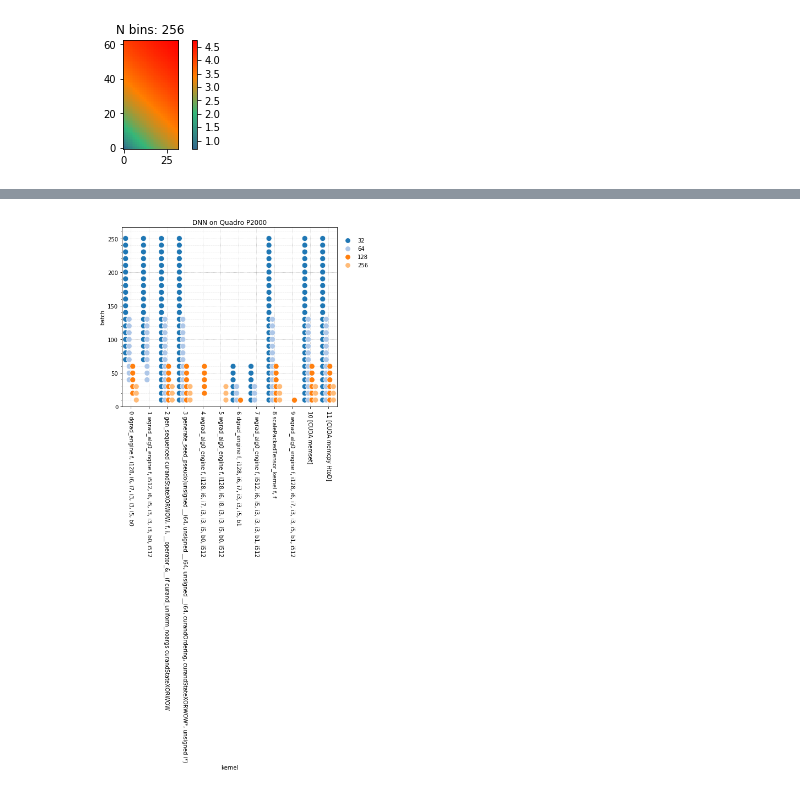
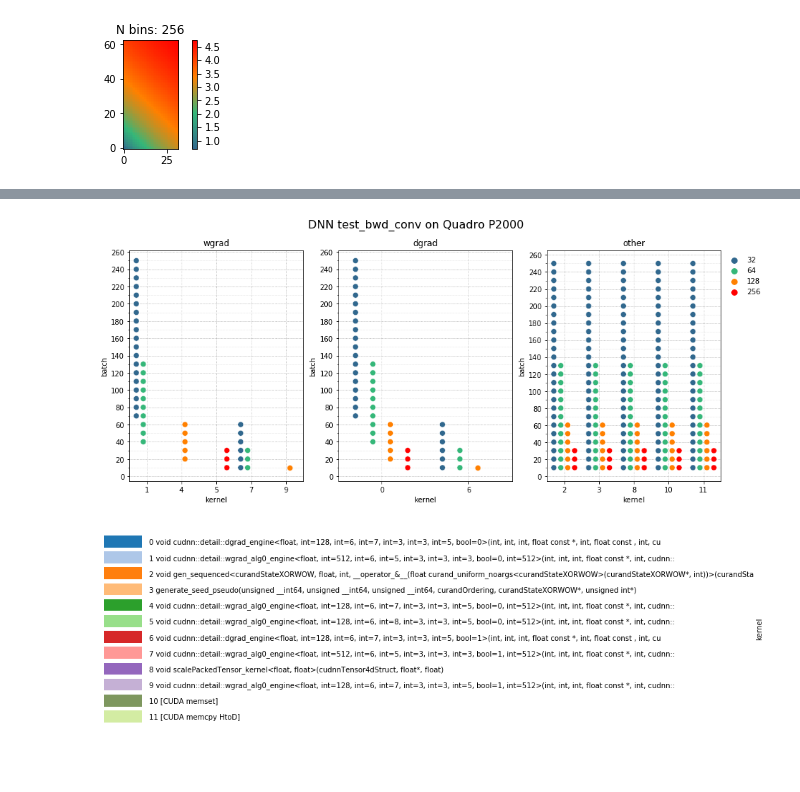
Before and after one commit to shidong-ai/DNNMark, a Jupyter notebook: 20180619_dnn_bwd_conv_series.ipynb, the cells around one changed output, grey strips where cells are left out. Cells and saved outputs as stored; diff of their text form; code cells hidden in the pictures; blank space fills up the shorter version.

```diff
--- a/20180619_dnn_bwd_conv_series.ipynb
+++ b/20180619_dnn_bwd_conv_series.ipynb
@@ -490,22 +499,63 @@ plt.rc('axes', prop_cycle=(cycler('color', colors)))
+# %%
+# CAUTION! Takes very long time to plot
+
+def plotKernelsDistr(df,ax=None,colors=None,title=None):
+    if ax is None:
+        fig,ax = plt.subplots(figsize=(7,6))
+    if colors is None:
+        cp = sns.color_palette(df["colors"].unique())
+    else:
+        cp = sns.color_palette(colors)
+    g = sns.swarmplot(x="order",y="batch",hue="conv",palette=cp,edgecolor="white",linewidth=.5,
+                  data=df,dodge=True,s=8,ax=ax)
+    majorLocator = MultipleLocator(20)
+    minorLocator = MultipleLocator(10)
+    ax.yaxis.set_major_locator(majorLocator)
+    ax.yaxis.set_minor_locator(minorLocator)
+    ax.grid(ls=":",alpha=.9)
+    ax.grid(which='minor', linestyle=':', linewidth=.5, alpha=.7)
+    ax.legend().set_visible(False)
+    #ax.legend(bbox_to_anchor=(-0.1, -0.1), loc='upper left',edgecolor="white")
+    ax.set_xlabel("kernel")
+    if title is not None:
+        ax.set_title(title)
+
+
+pattern = r"wgrad"
+match = nvprof_col["Name"].str.contains(pattern)
+d1 = nvprof_col[match]
+d3 = nvprof_col[~match]
+
+pattern = r"dgrad"
+match = nvprof_col["Name"].str.contains(pattern)
+d2 = d3[match]
+d3 = d3[~match]
+
+fig,axs = plt.subplots(1,3,figsize=(15,6))
+plotKernelsDistr(d1,ax=axs[0],colors=colors,title="wgrad")
+plotKernelsDistr(d2,ax=axs[1],colors=colors,title="dgrad")
+plotKernelsDistr(d3,ax=axs[2],colors=colors,title="other")
+axs[2].legend(bbox_to_anchor=(1, 1), loc='upper left',edgecolor="white")
+title = "DNN test_bwd_conv on Quadro P2000"
+plt.suptitle(title,fontsize=16)
+plt.show()
+
+plotKernelsLegend(kernels)
+# %% [output]
+[figure, added]
+[figure, added]
 # %%
-# CAUTION! Takes very long time to plot
-
-def plotKernelsDistr(df,title):
-    fig,ax = plt.subplots(figsize=(7,6))
-    cp = sns.color_palette(df["colors"].unique())
-    sns.swarmplot(x="kernel",y="batch",hue="conv",palette=cp,edgecolor="white",linewidth=.7, data=df, dodge=True,s=10,ax=ax)
+def plotKernelsDistr_BSxK(df,ax=None,colors=None):
+    if ax is None:
+        fig,ax = plt.subplots(figsize=(7,6))
+    if colors is None:
+        cp = sns.color_palette(df["colors"].unique())
+    else:
+        cp = sns.color_palette(colors)
+    sns.swarmplot(x="conv",y="batch",hue="kernel",palette=cp,edgecolor="white",linewidth=.7, data=df, dodge=True,s=10,ax=ax)
     minorLocator = MultipleLocator(10)
     ax.yaxis.set_minor_locator(minorLocator)
     ax.grid(ls=":",alpha=.9)
     ax.grid(which='minor', linestyle=':', linewidth=.5, alpha=.7)
     ax.set_ylim(0,None)
-    plt.xticks(rotation=270)
-    plt.title(title)
-    #plt.legend().set_visible(False)
-    ax.legend(bbox_to_anchor=(1, 0.97), loc='upper left',edgecolor="white")
-    #ax.legend(frameon=False, framealpha=0.4,ncol=2,loc='upper left',bbox_to_anchor=(1, 1))
-    plt.show()
-
-plotKernelsDistr(nvprof_col,"DNN on Quadro P2000")
+    ax.legend(bbox_to_anchor=(-0.1, -0.1), loc='upper left',edgecolor="white")
-# %% [output]
-[figure, removed]
```
Also changed, not shown: parts of 3 cells of this notebook, 2 other files.
